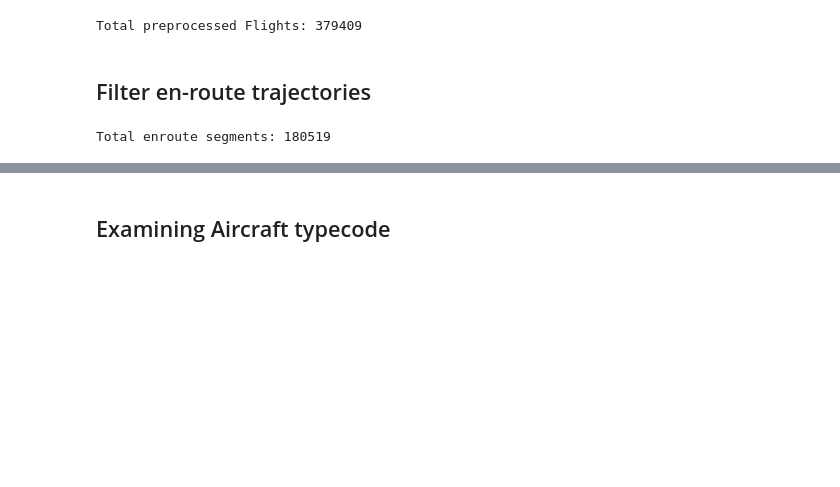
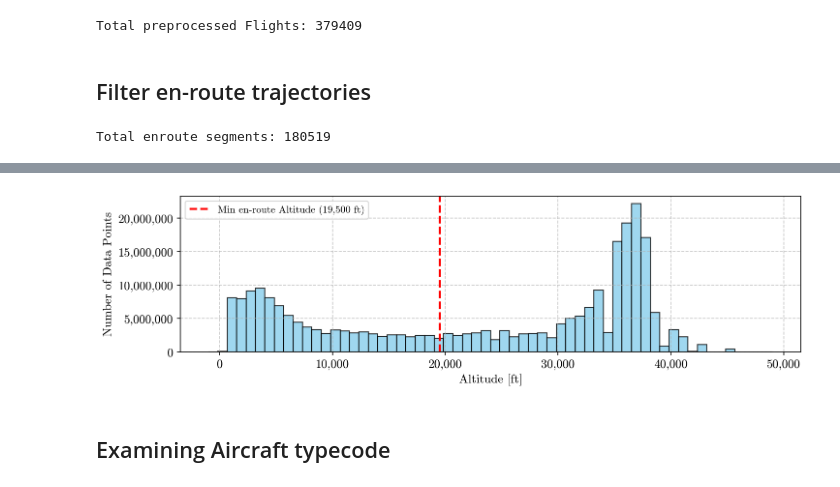
Before and after one commit to alexfustagueras/Stochastic_Aircraft_Trajectory_Prediction, a Jupyter notebook: 02a_filtering.ipynb, the cells around one changed output, grey strips where cells are left out. Saved outputs shown, nothing was run; the diff lists cells and outputs as text; code cells hidden in the pictures; blank space fills up the shorter version.

```diff
--- a/02a_filtering.ipynb
+++ b/02a_filtering.ipynb
@@ -135,2 +187,31 @@ Total en-route segments: 192216
+# %%
+# Distribution of Flight Altitudes (Overall Data)
+
+# Use all altitude values from the full dataset
+df_altitudes = df["altitude"].dropna().to_numpy()
+
+fig, ax = plt.subplots(figsize=(10, 3))
+
+# Plot histogram
+n, bins, patches = ax.hist(df_altitudes, bins=60, color='skyblue', edgecolor='black', alpha=0.8)
+
+# Mark the min_altitude threshold
+ax.axvline(MIN_ALTITUDE, color='red', linestyle='--', linewidth=2, label=f'Min en-route Altitude (19,500 ft)')
+
+import matplotlib.ticker as mticker
+ax.yaxis.set_major_formatter(mticker.FuncFormatter(lambda x, _: f'{int(x):,}'))
+ax.xaxis.set_major_formatter(mticker.FuncFormatter(lambda x, _: f'{int(x):,}'))
+
+# Labels and title
+ax.set_xlabel('Altitude [ft]', fontsize=12)
+ax.set_ylabel('Number of Data Points', fontsize=12)
+#ax.set_title('Distribution of Flight Altitudes (Overall Data)', fontsize=14)
+ax.legend(fontsize=10)
+ax.grid(True, linestyle='--', alpha=0.7)
+
+plt.tight_layout()
+plt.show()
+# %% [output]
+[figure, added]
 # %% [markdown]
 ## Examining Aircraft typecode
```
Also changed, not shown: parts of 21 cells of this notebook, 8 other files.
